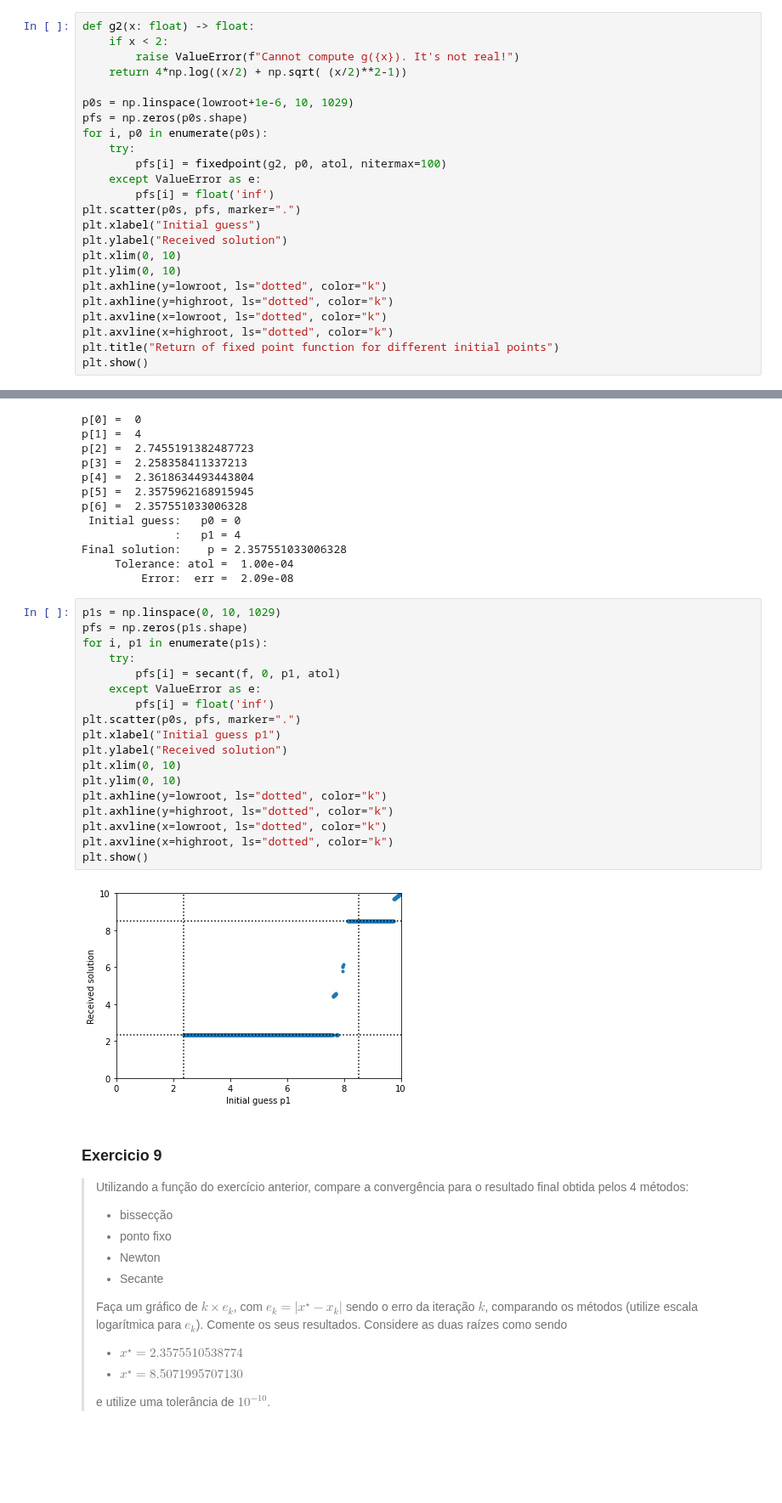
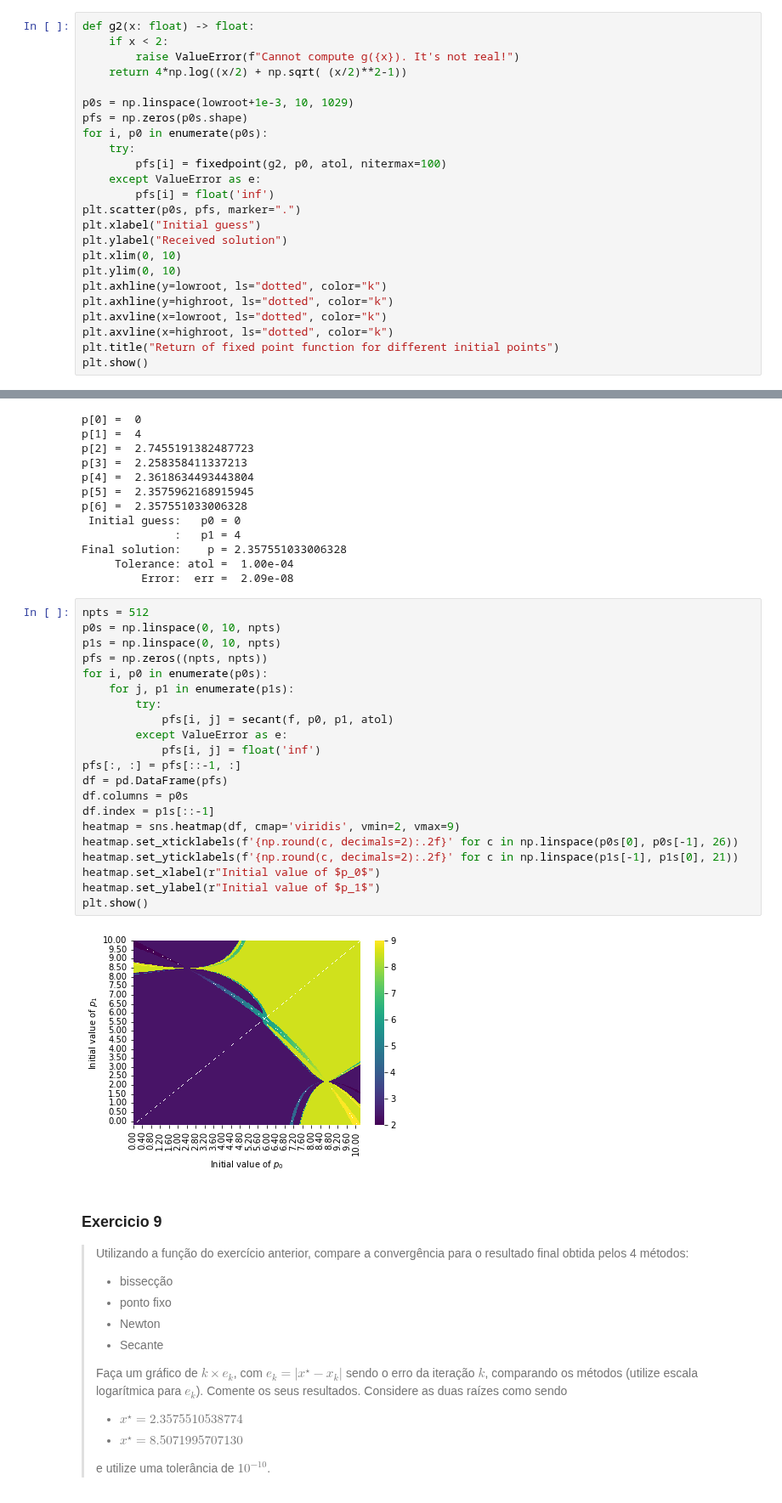
Before and after one commit to carlos-adir/UnB-Courses, a Jupyter notebook: mntf/trabalho1.ipynb, the cells around one changed output, grey strips where cells are left out. Shown at 85% size. Saved outputs shown, nothing was run; the diff lists cells and outputs as text; blank space fills up the shorter version.

```diff
--- a/mntf/trabalho1.ipynb
+++ b/mntf/trabalho1.ipynb
@@ -571,7 +574,7 @@ def g2(x: float) -> float:
         raise ValueError(f"Cannot compute g({x}). It's not real!")
     return 4*np.log((x/2) + np.sqrt( (x/2)**2-1))
 
-p0s = np.linspace(lowroot+1e-6, 10, 1029)
+p0s = np.linspace(lowroot+1e-3, 10, 1029)
 pfs = np.zeros(p0s.shape)
 for i, p0 in enumerate(p0s):
     try:
@@ -682,26 +691,29 @@ p[6] =  2.357551033006328
 Final solution:    p = 2.357551033006328
      Tolerance: atol =  1.00e-04
          Error:  err =  2.09e-08
-# %%
-p1s = np.linspace(0, 10, 1029)
-pfs = np.zeros(p1s.shape)
-for i, p1 in enumerate(p1s):
-    try:
-        pfs[i] = secant(f, 0, p1, atol)
-    except ValueError as e:
-        pfs[i] = float('inf')
-plt.scatter(p0s, pfs, marker=".")
-plt.xlabel("Initial guess p1")
-plt.ylabel("Received solution")
-plt.xlim(0, 10)
-plt.ylim(0, 10)
-plt.axhline(y=lowroot, ls="dotted", color="k")
-plt.axhline(y=highroot, ls="dotted", color="k")
-plt.axvline(x=lowroot, ls="dotted", color="k")
-plt.axvline(x=highroot, ls="dotted", color="k")
-plt.show()
-# %% [output]
-[figure, removed]
+# %%
+npts = 512
+p0s = np.linspace(0, 10, npts)
+p1s = np.linspace(0, 10, npts)
+pfs = np.zeros((npts, npts))
+for i, p0 in enumerate(p0s):
+    for j, p1 in enumerate(p1s):
+        try:
+            pfs[i, j] = secant(f, p0, p1, atol)
+        except ValueError as e:
+            pfs[i, j] = float('inf')
+pfs[:, :] = pfs[::-1, :]
+df = pd.DataFrame(pfs)
+df.columns = p0s
+df.index = p1s[::-1]
+heatmap = sns.heatmap(df, cmap='viridis', vmin=2, vmax=9)
+heatmap.set_xticklabels(f'{np.round(c, decimals=2):.2f}' for c in np.linspace(p0s[0], p0s[-1], 26))
+heatmap.set_yticklabels(f'{np.round(c, decimals=2):.2f}' for c in np.linspace(p1s[-1], p1s[0], 21))
+heatmap.set_xlabel(r"Initial value of $p_0$")
+heatmap.set_ylabel(r"Initial value of $p_1$")
+plt.show()
+# %% [output]
+[figure, added]
 # %% [markdown]
 ### Exercicio 9
 
```
Also changed, not shown: parts of 21 cells of this notebook.
